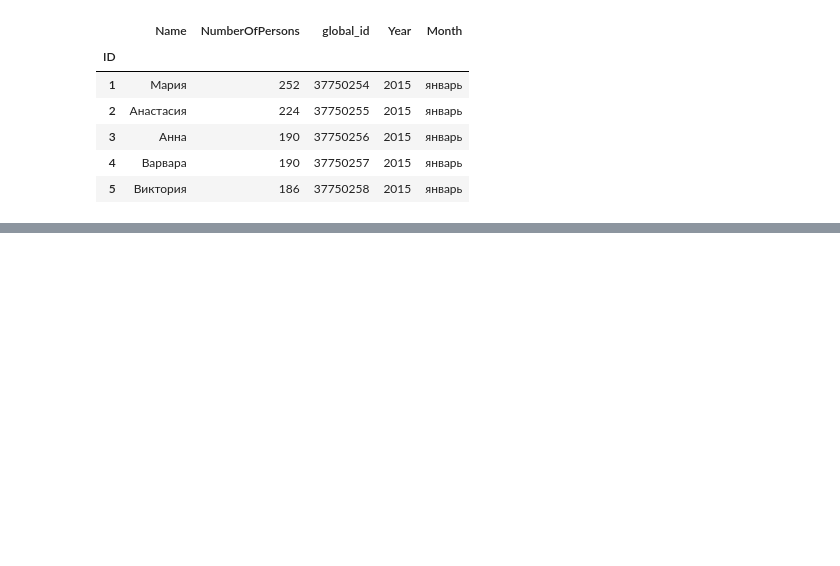
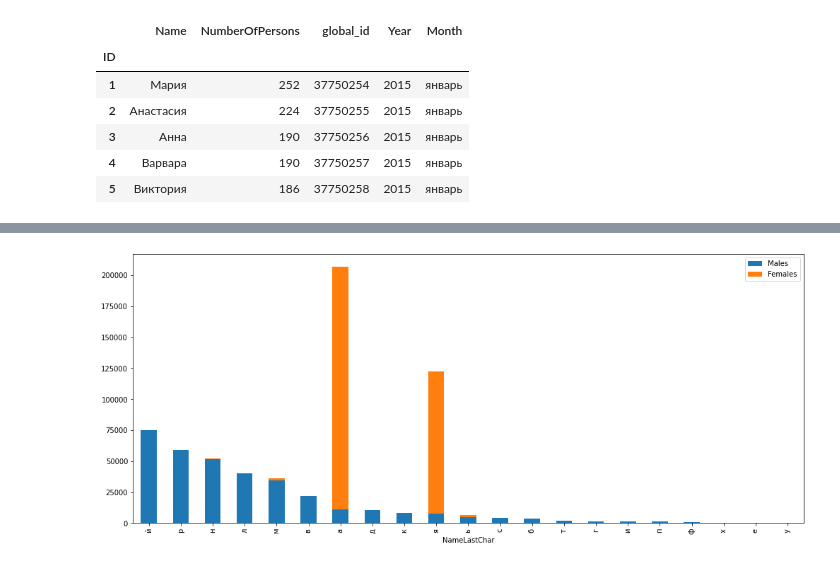
Before and after one commit to GeorgiySurkov/Sirius_2021_ml_1, a Jupyter notebook: main.ipynb, the cells around one changed output, grey strips where cells are left out. Drawn from its saved outputs; the diff is of its cells as text; code cells hidden in the pictures; blank space fills up the shorter version.

```diff
--- a/main.ipynb
+++ b/main.ipynb
@@ -6,5 +15,6 @@ import matplotlib.pyplot as plt
 # %%
 boys = pd.read_csv('./Boys.csv', sep=';', index_col='ID')
+boys['Name'] = boys['Name'].apply(str.strip)
 # %%
 boys.head()
 # %% [output]
@@ -17,6 +27,7 @@ boys.head()
 | 5 | Артём | 190 | 37750247 | 2015 | январь |
 # %%
 girls = pd.read_csv('./Girls.csv', sep=';', index_col='ID')
+girls['Name'] = girls['Name'].apply(str.strip)
 # %%
 girls.head()
 # %% [output]
@@ -110,0 +55,5 @@ children_names_amount
+# %%
+children_last_char_amount = children_names_amount
+children_last_char_amount['Males'] = children_last_char_amount.apply(lambda x: x['NumberOfPersons'] if x['IsMale'] == 1 else 0, axis=1)
+children_last_char_amount['Females'] = children_last_char_amount.apply(lambda x: x['NumberOfPersons'] if x['IsMale'] == 0 else 0, axis=1)
+children_last_char_amount = children_last_char_amount[['NameLastChar', 'Males', 'Females']].groupby('NameLastChar').agg('sum')
@@ -110,0 +81,6 @@ children_names_amount
+# %%
+# plt.figure(figsize=(16, 7))
+children_last_char_amount.sort_values('Males', ascending=False).plot.bar(stacked=True, figsize=(17, 7))
+plt.show()
+# %% [output]
+[figure, added]
```
Also changed, not shown: parts of 16 cells of this notebook, 3 other files.
